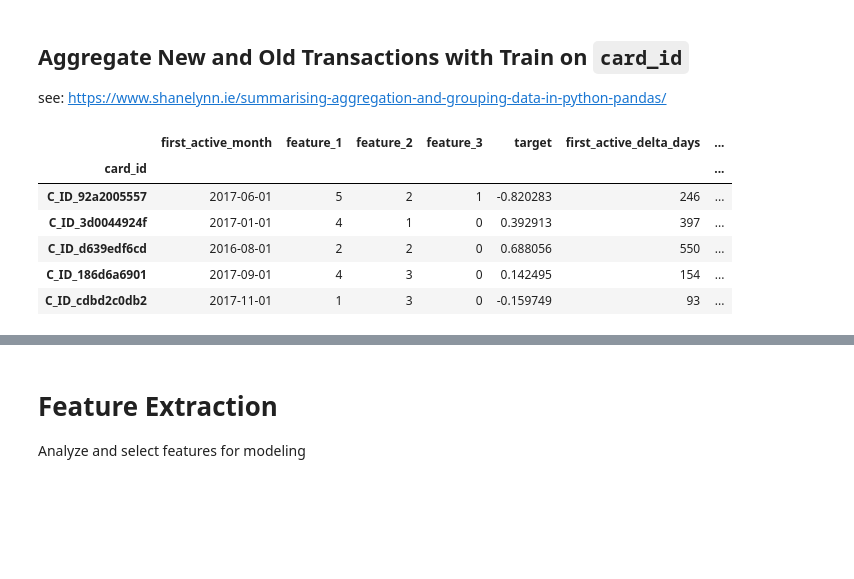
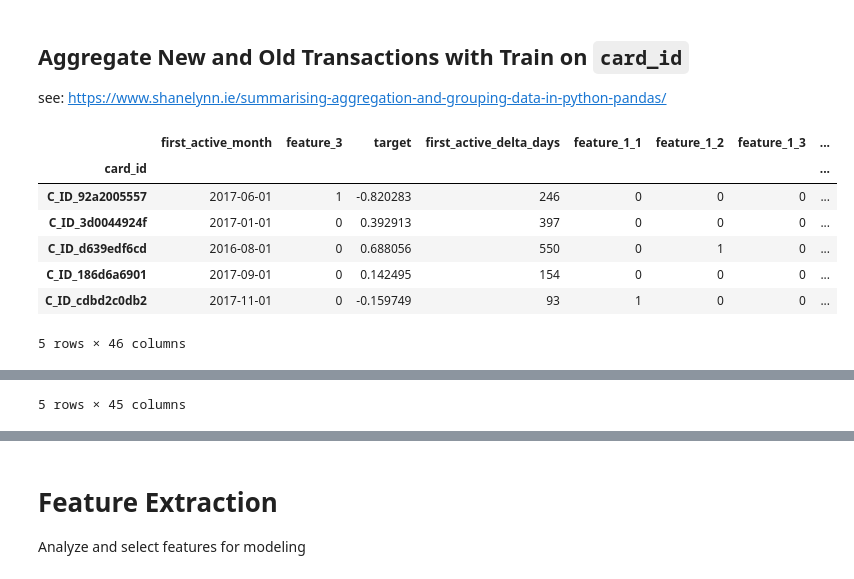
Before and after one commit to kevinhanna/Elo_kaggle, a Jupyter notebook: Team 3 Group Project.ipynb, the cells around one changed output, grey strips where cells are left out. Drawn from its saved outputs; the diff is of its cells as text; code cells hidden in the pictures; blank space fills up the shorter version.

```diff
--- a/Team 3 Group Project.ipynb
+++ b/Team 3 Group Project.ipynb
@@ -205,0 +250,10 @@ display(test.head())
+# %%
+train = pd.get_dummies(train, columns=['feature_1', 'feature_2'])
+test = pd.get_dummies(test, columns=['feature_1', 'feature_2'])
+transactions_old = pd.get_dummies(transactions_old, columns=['category_1', 'category_2', 'category_3'])
+transactions_new = pd.get_dummies(transactions_new, columns=['category_1', 'category_2', 'category_3'])
+
+display(train.head())
+display(test.head())
+display(transactions_old.head())
+display(transactions_new.head())
@@ -215,38 +298,50 @@ def aggregate_data():
 #         'purchase_amount': ['sum', 'mean', 'median', 'max', 'min', 'std'],
         'purchase_amount': ['sum', 'mean'],
         'subsector_id': ['nunique'],
         'merchant_category_id': ['nunique'],
         'merchant_id': ['nunique'],
         'city_id': ['nunique'],
-        'state_id': ['nunique']
+        'state_id': ['nunique'],
+        'category_1_N': ['sum'],
+        'category_1_Y': ['sum'],
+        'category_2_1.0': ['sum'],
+        'category_2_2.0': ['sum'],
+        'category_2_3.0': ['sum'],
+        'category_2_4.0': ['sum'],
+        'category_2_5.0': ['sum'],
+        'category_3_A': ['sum'],
+        'category_3_B': ['sum'],
+        'category_3_C': ['sum']
+
     }
 
     # Do aggregations on aggregated_old and join with training and test data
     aggregated_old = transactions_old.groupby(['card_id']).agg(aggregation)
     aggregated_old.columns = ['old_' + '_'.join(col).strip() for col in aggregated_old.columns.values]
     train = train.merge(right=aggregated_old, how='left', on='card_id')
     test = test.merge(right=aggregated_old, how='left', on='card_id')
 
     # Do aggregations on aggregated_new and join with training and test data
     aggregated_new = transactions_new.groupby(['card_id']).agg(aggregation)
     aggregated_new.columns = ['new_' + '_'.join(col).strip() for col in aggregated_new.columns.values]
     train = train.merge(right=aggregated_new, how='left', on='card_id')
     test = test.merge(right=aggregated_new, how='left', on='card_id')
 
     # Joining the transaction_new with train created some empty cells
     # Fill them with zeros
     train = train.fillna(0)
     test = test.fillna(0)
 
 
 aggregate_data()
 display(train.head())
 display(test.head())
 # %% [output]
-|  | first_active_month | feature_1 | feature_2 | feature_3 | target | first_active_delta_days | ... |
-| card_id |  |  |  |  |  |  | ... |
-| C_ID_92a2005557 | 2017-06-01 | 5 | 2 | 1 | -0.820283 | 246 | ... |
-| C_ID_3d0044924f | 2017-01-01 | 4 | 1 | 0 | 0.392913 | 397 | ... |
-| C_ID_d639edf6cd | 2016-08-01 | 2 | 2 | 0 | 0.688056 | 550 | ... |
-| C_ID_186d6a6901 | 2017-09-01 | 4 | 3 | 0 | 0.142495 | 154 | ... |
-| C_ID_cdbd2c0db2 | 2017-11-01 | 1 | 3 | 0 | -0.159749 | 93 | ... |
+|  | first_active_month | feature_3 | target | first_active_delta_days | feature_1_1 | feature_1_2 | feature_1_3 | ... |
+| card_id |  |  |  |  |  |  |  | ... |
+| C_ID_92a2005557 | 2017-06-01 | 1 | -0.820283 | 246 | 0 | 0 | 0 | ... |
+| C_ID_3d0044924f | 2017-01-01 | 0 | 0.392913 | 397 | 0 | 0 | 0 | ... |
+| C_ID_d639edf6cd | 2016-08-01 | 0 | 0.688056 | 550 | 0 | 1 | 0 | ... |
+| C_ID_186d6a6901 | 2017-09-01 | 0 | 0.142495 | 154 | 0 | 0 | 0 | ... |
+| C_ID_cdbd2c0db2 | 2017-11-01 | 0 | -0.159749 | 93 | 1 | 0 | 0 | ... |
+5 rows × 46 columns
@@ -259,0 +355 @@ display(test.head())
+5 rows × 45 columns
```
Also changed, not shown: parts of 15 cells of this notebook.
